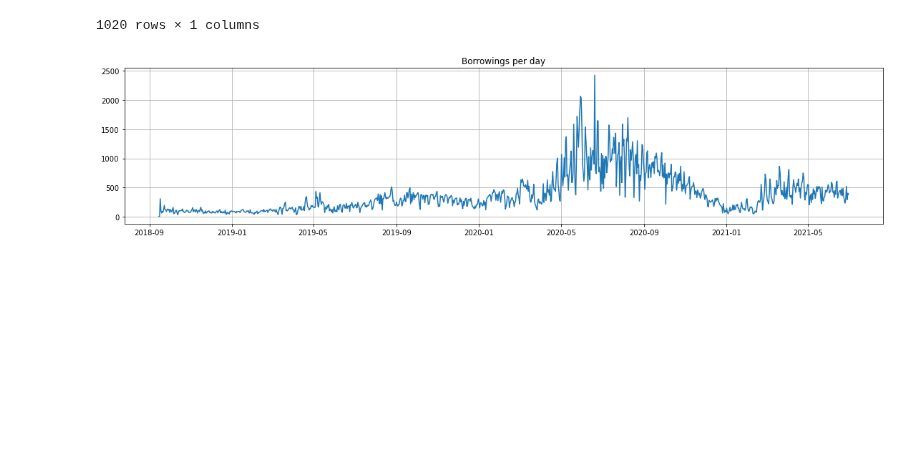
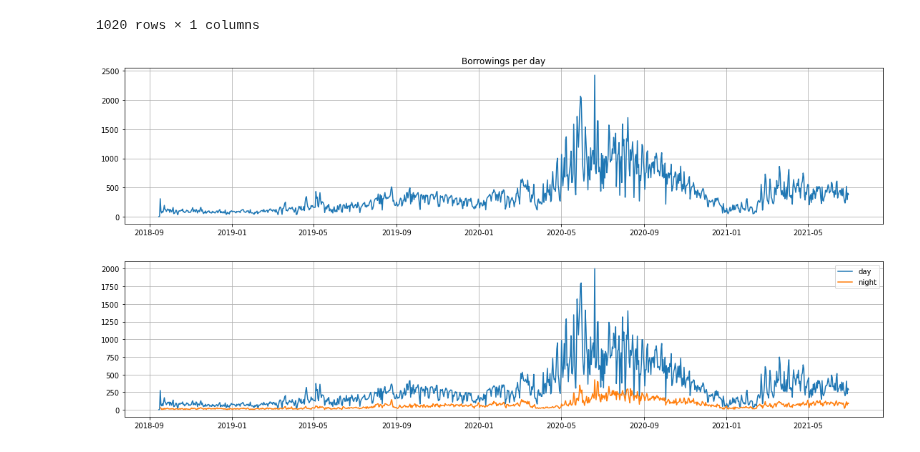
Before and after one commit to Jorgevalaho/Python_project, a Jupyter notebook: Python_project.ipynb, the cells around one changed output. Drawn from its saved outputs; the diff is of its cells as text; code cells hidden in the pictures; blank space fills up the shorter version.

Commit message:
Added chart showing fluctuations in demand between day and night.

```diff
--- a/Python_project.ipynb
+++ b/Python_project.ipynb
@@ -406,3 +406,13 @@ day_df = day_df.groupby('started_at_day').count()[['hours']]
 # %%
 night_df = hour_df[~hour_df['hours'].isin(range(6,19))]
 night_df = night_df.groupby('started_at_day').count()[['hours']]
+# %%
+# Fluctuations of demand between daytime and nighttime.
+fig,ax = plt.subplots(figsize=(19,4))
+ax.plot(day_df)
+ax.plot(night_df)
+ax.legend(labels = ['day','night'])
+ax.grid()
+plt.show()
+# %% [output]
+[figure, added]
```
